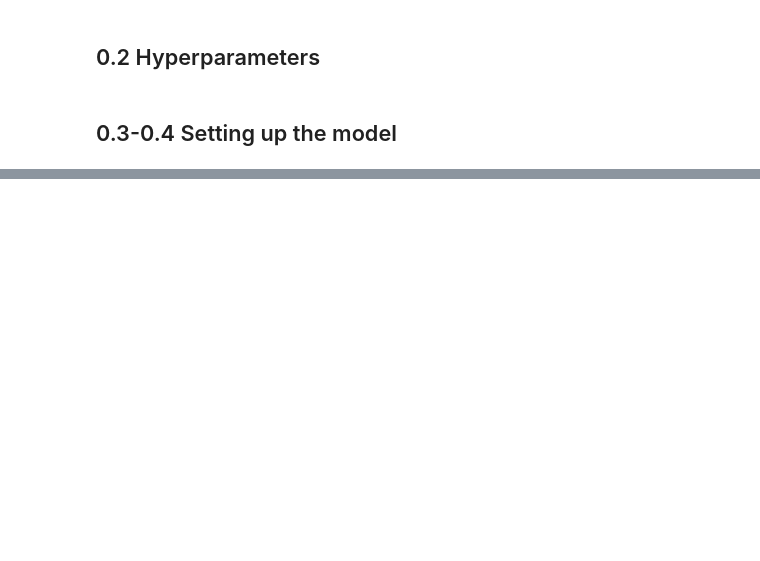
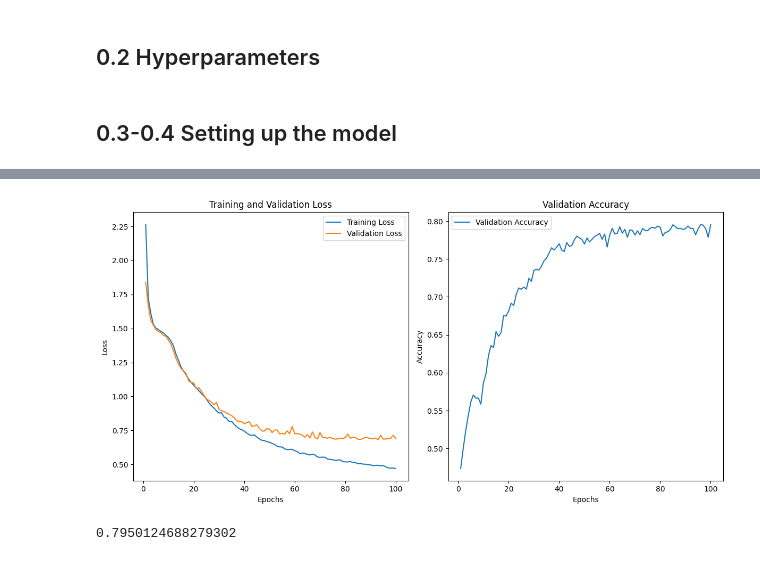
Before and after one commit to BjarniHaukur/milligrad, a Jupyter notebook: examples/assignment3.ipynb, the cells around one changed output, grey strips where cells are left out. Drawn from its saved outputs; the diff is of its cells as text; code cells hidden in the pictures; blank space fills up the shorter version.

```diff
--- a/examples/assignment3.ipynb
+++ b/examples/assignment3.ipynb
@@ -14,7 +14,7 @@ from matplotlib import pyplot as plt
 ## 0.1 Loading and processing data
 # %%
 names, labels = [], []
-with open("data/ascii_names.txt", "r") as f:
+with open("ascii_names.txt", "r") as f:
     for line in f:
         *name, label = line.split(" ") # *name since people can have names split by spaces like: De Santis
         name = " ".join(name)
@@ -98,0 +194,16 @@ model(Tensor.randn(32, CHANNELS_IN, SEQ_LEN))
+# %%
+class Momentum:
+    def __init__(self, params:list[Tensor], lr:float=0.01, momentum:float=0.9):
+        self.params = params
+        self.lr = lr
+        self.momentum = momentum
+        self.velocities = [np.zeros_like(p.data) for p in self.params]
+
+    def step(self):
+        for i, p in enumerate(self.params):
+            self.velocities[i] = self.momentum * self.velocities[i] + self.lr * p.grad
+            p.data -= self.velocities[i]
+
+    def zero_grad(self):
+        for p in self.params:
+            p.grad = np.zeros_like(p.grad)
@@ -140,0 +263,28 @@ a+b
+# %%
+plt.figure(figsize=(12, 6))
+
+# Loss plot
+plt.subplot(1, 2, 1)
+plt.plot(range(1, EPOCHS + 1), train_losses_epoch, label='Training Loss')
+plt.plot(range(1, EPOCHS + 1), val_losses_epoch, label='Validation Loss')
+plt.xlabel('Epochs')
+plt.ylabel('Loss')
+plt.title('Training and Validation Loss')
+plt.legend()
+
+# Accuracy plot
+plt.subplot(1, 2, 2)
+plt.plot(range(1, EPOCHS + 1), val_accuracies_epoch, label='Validation Accuracy')
+plt.xlabel('Epochs')
+plt.ylabel('Accuracy')
+plt.title('Validation Accuracy')
+plt.legend()
+
+plt.tight_layout()
+plt.show()
+# %% [output]
+[figure, added]
+# %%
+accuracy(y_test, model(Tensor(x_test)).data)
+# %% [output]
+0.7950124688279302
```
Also changed, not shown: parts of 37 cells of this notebook, 1 other file.
